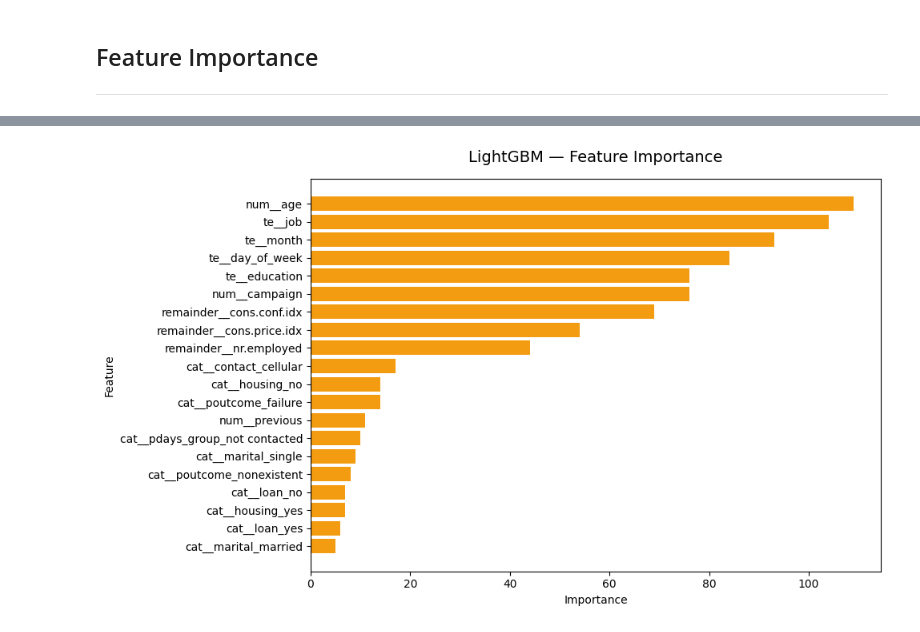
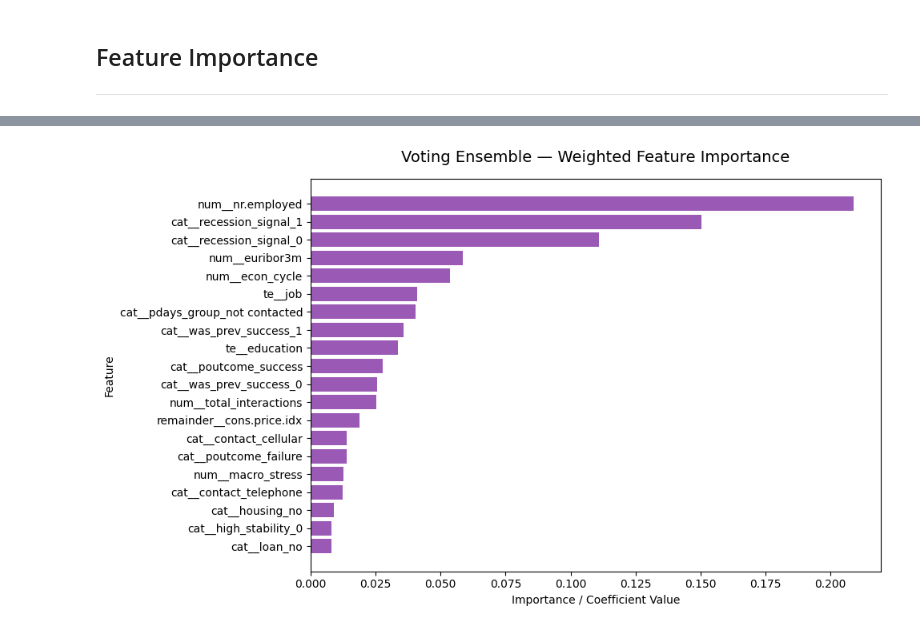
Before and after one commit to NitoBoritto/El_Farghaly_Bros., a Jupyter notebook: notebooks/expirement.ipynb, the cells around one changed output, grey strips where cells are left out. Drawn from its saved outputs; the diff is of its cells as text; code cells hidden in the pictures.

Commit message:
Did my best

```diff
--- a/notebooks/expirement.ipynb
+++ b/notebooks/expirement.ipynb
@@ -735,7 +768,7 @@ axes = axes.flatten()
 
 for i, col in enumerate(num_cols):
     sns.kdeplot(
-        data=df,
+        data=train_df,
         x=col,
         hue='y',
         fill=True,
@@ -758,11 +791,7 @@ plt.show()
 ### Visualizing Feature Correlation with the Target
 To determine which numerical features have the strongest mathematical relationship with our target variable, we calculate the **Pearson Correlation Coefficient**.
 # %%
-if df['y'].dtype == 'object':
-    # .replace ensures values not in {'yes', 'no'} aren't nuked to NaN
-    df['y'] = df['y'].replace({'no': 0, 'yes': 1}).astype(int)
-
-corr = df.corr(numeric_only = True).drop('y')
+corr = train_df.corr(numeric_only = True).drop('y')
 
 matrix = corr[['y']].sort_values(by = 'y', ascending = False)
 
@@ -867,3 +894,6 @@ df['high_employment'] = (df['nr.employed'] >= 5100).astype(int)
+# %%
+train_df = engineer_features(train_df)
+test_df = engineer_features(test_df)
 # %% [markdown]
 ## Splitting/Encoding/Scaling
 ---
@@ -1001,8 +1033,9 @@ def objective_lr(trial):
     ])
 
     # CV is run on the already-scaled train set
-    return cross_val_score(pipeline, X_train, y_train,
-                           cv = skf, scoring = f2_scorer, n_jobs=-1).mean()
+    scores = cross_val_score(pipeline, X_train, y_train,
+                           cv = skf, scoring = scoring, n_jobs=-1).mean()
+    return scores.mean() - (scores.std() * .5)
 
 study_lr = optuna.create_study(
     direction="maximize",
@@ -1010,12 +1043,12 @@ study_lr = optuna.create_study(
 )
 study_lr.optimize(objective_lr, n_trials= n_trials, show_progress_bar = True)
 
-print(f"\n✔ Best CV {f2_scorer} : {study_lr.best_value:.3f}")
+print(f"\n✔ Best CV {scoring} : {study_lr.best_value:.3f}")
 print(f"  Best params      : {study_lr.best_params}")
 
 # Refit on full train set with best params
 lr_best = pipeline = Pipeline([
-        ('scaler/encoder', preprocessor),
+        ('scaler/encoder', clone(preprocessor)),
         ('classifier', LogisticRegression(**study_lr.best_params, random_state = random_state))
     ])
 lr_best.fit(X_train, y_train)
@@ -1979,51 +1636,65 @@ RANK  MODEL                TEST AUC
 ## Feature Importance
 ---
 # %%
+# ── 1. Define the Plotting Function ──────────────────────────────────────────
 def plot_feature_importance(importances, feature_names, title, color, top_n=20):
     df_imp = pd.DataFrame({"feature": feature_names, "importance": importances})
+    # Sort by absolute value to handle LR coefficients and tree importances consistently
     df_imp = df_imp.reindex(df_imp["importance"].abs().sort_values(ascending=False).index)
     df_imp = df_imp.head(top_n)
 
     fig, ax = plt.subplots(figsize=(10, 6))
     ax.barh(df_imp["feature"][::-1], df_imp["importance"][::-1], color=color)
     ax.set_title(title, fontsize=14, pad=15)
-    ax.set_xlabel("Importance")
+    ax.set_xlabel("Importance / Coefficient Value")
     ax.set_ylabel("Feature")
     plt.tight_layout()
     plt.show()
 
-# ── Feature names from the full preprocessor ─────────────
+# ── 2. Prepare Feature Names ────────────────────────────────────────────────
 feature_names = preprocessor.get_feature_names_out().tolist()
 
-# ── Logistic Regression ───────────────────────────────────
+# ── 3. Logistic Regression ──────────────────────────────────────────────────
 plot_feature_importance(
-    importances  = lr_best.named_steps['classifier'].coef_[0],       # ← replace with your actual LR model variable
-    feature_names= feature_names,
-    title        = "Logistic Regression — Feature Coefficients",
-    color        = "#4A90D9"
+    importances   = lr_best.named_steps['classifier'].coef_[0],
+    feature_names = feature_names,
+    title         = "Logistic Regression — Feature Coefficients",
+    color         = "#4A90D9"
 )
 
-# ── Random Forest ─────────────────────────────────────────
+# ── 4. XGBoost ──────────────────────────────────────────────────────────────
 plot_feature_importance(
-    importances  = rf_best.named_steps['classifier'].feature_importances_,   # ← replace with your actual RF model variable
-    feature_names= feature_names,
-    title        = "Random Forest — Feature Importance",
-    color        = "#27AE60"
+    importances   = xgb_best.named_steps['classifier'].feature_importances_,
+    feature_names = feature_names,
+    title         = "XGBoost — Feature Importance",
+    color         = "#E74C3C"
 )
 
-# ── XGBoost ───────────────────────────────────────────────
+# ── 5. LightGBM ─────────────────────────────────────────────────────────────
 plot_feature_importance(
-    importances  = xgb_best.named_steps['classifier'].feature_importances_,  # ← replace with your actual XGB model variable
-    feature_names= feature_names,
-    title        = "XGBoost — Feature Importance",
-    color        = "#E74C3C"
+    importances   = lgbm_best.named_steps['classifier'].feature_importances_,
+    feature_names = feature_names,
+    title         = "LightGBM — Feature Importance",
+    color         = "#F39C12"
 )
 
-# ── LightGBM ──────────────────────────────────────────────
+# ── 6. Voting Classifier (Weighted Average) ──────────────────────────────────
+# Extract weights and underlying models
+v_clf = voting_pipeline.named_steps['classifier']
+weights = v_clf.weights
+
+# Extract normalized importances from the ensemble members
+# We normalize to ensure XGB and LGBM are on the same 0-1 scale before weighting
+xgb_imp_norm = v_clf.named_estimators_['xgb'].feature_importances_ / v_clf.named_estimators_['xgb'].feature_importances_.sum()
+lgbm_imp_norm = v_clf.named_estimators_['lgbm'].feature_importances_ / v_clf.named_estimators_['lgbm'].feature_importances_.sum()
+
+# Compute weighted average importance
+voting_importance = (weights[0] * xgb_imp_norm + weights[1] * lgbm_imp_norm) / sum(weights)
+
 plot_feature_importance(
-    importances  = lgbm_best.named_steps['classifier'].feature_importances_, # ← replace with your actual LGBM model variable
-    feature_names= feature_names,
-    title        = "LightGBM — Feature Importance",
-    color        = "#F39C12"
+    importances   = voting_importance,
+    feature_names = feature_names,
+    title         = "Voting Ensemble — Weighted Feature Importance",
+    color         = "#9B59B6" # Purple
 )
 # %% [output]
@@ -2033 +1704 @@ plot_feature_importance(
-[figure, old version]
+[figure, new version]
```
Also changed, not shown: parts of 38 cells of this notebook.
